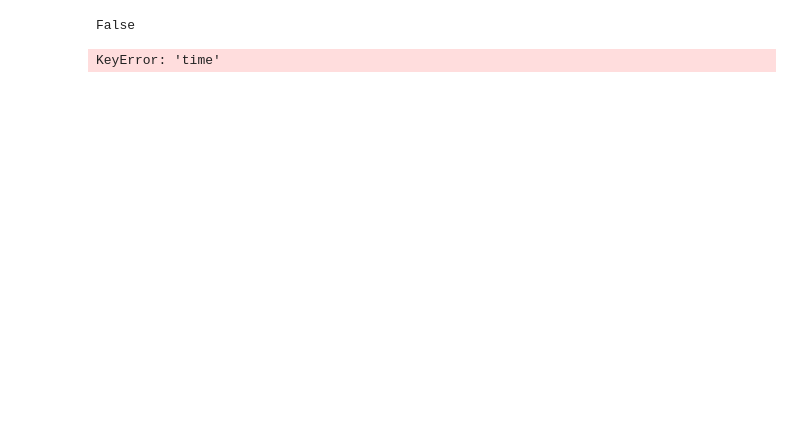
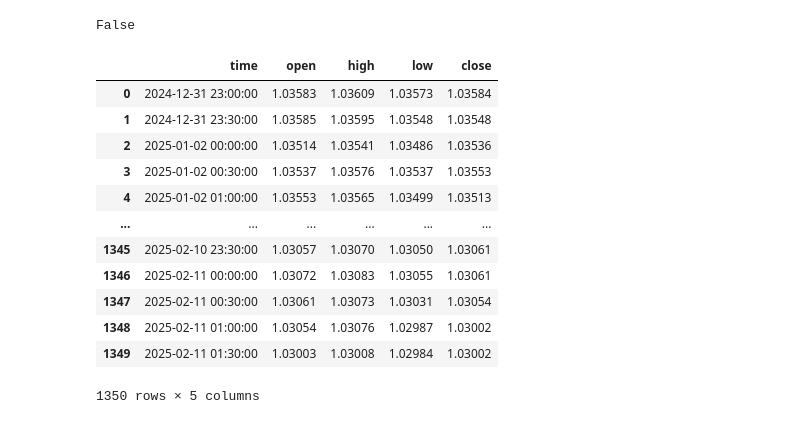
Before and after one commit to Moad2048/python_finance_market_projects, a Jupyter notebook: b2.ipynb, the cells around one changed output. Cells and saved outputs as stored; diff of their text form; code cells hidden in the pictures; blank space fills up the shorter version.

```diff
--- a/b2.ipynb
+++ b/b2.ipynb
@@ -28,14 +28,26 @@ def get_ohlc(symbol, timeframe, start_datetime, end_datetime):
 # %%
 # 30 minut df
 symbol = 'EURUSD'
 pos_size = 1
 timeframe = mt5.TIMEFRAME_M30
-start_datetime = datetime(2024,1,1)
-end_datetime = datetime(2024,4,19)
+start_datetime = datetime(2025,1,1)
+end_datetime = datetime(2025,2,12)
 ohlc_df = get_ohlc(symbol, timeframe, start_datetime, end_datetime)
 ohlc_df
 # %% [output]
+|  | time | open | high | low | close |
+| 0 | 2024-12-31 23:00:00 | 1.03583 | 1.03609 | 1.03573 | 1.03584 |
+| 1 | 2024-12-31 23:30:00 | 1.03585 | 1.03595 | 1.03548 | 1.03548 |
+| 2 | 2025-01-02 00:00:00 | 1.03514 | 1.03541 | 1.03486 | 1.03536 |
+| 3 | 2025-01-02 00:30:00 | 1.03537 | 1.03576 | 1.03537 | 1.03553 |
+| 4 | 2025-01-02 01:00:00 | 1.03553 | 1.03565 | 1.03499 | 1.03513 |
+| ... | ... | ... | ... | ... | ... |
+| 1345 | 2025-02-10 23:30:00 | 1.03057 | 1.03070 | 1.03050 | 1.03061 |
+| 1346 | 2025-02-11 00:00:00 | 1.03072 | 1.03083 | 1.03055 | 1.03061 |
+| 1347 | 2025-02-11 00:30:00 | 1.03061 | 1.03073 | 1.03031 | 1.03054 |
+| 1348 | 2025-02-11 01:00:00 | 1.03054 | 1.03076 | 1.02987 | 1.03002 |
+| 1349 | 2025-02-11 01:30:00 | 1.03003 | 1.03008 | 1.02984 | 1.03002 |
-KeyError: 'time'
+1350 rows × 5 columns
 # %%
 # hour4 df
 symbol = 'EURUSD'
```
Also changed, not shown: parts of 10 cells of this notebook.
